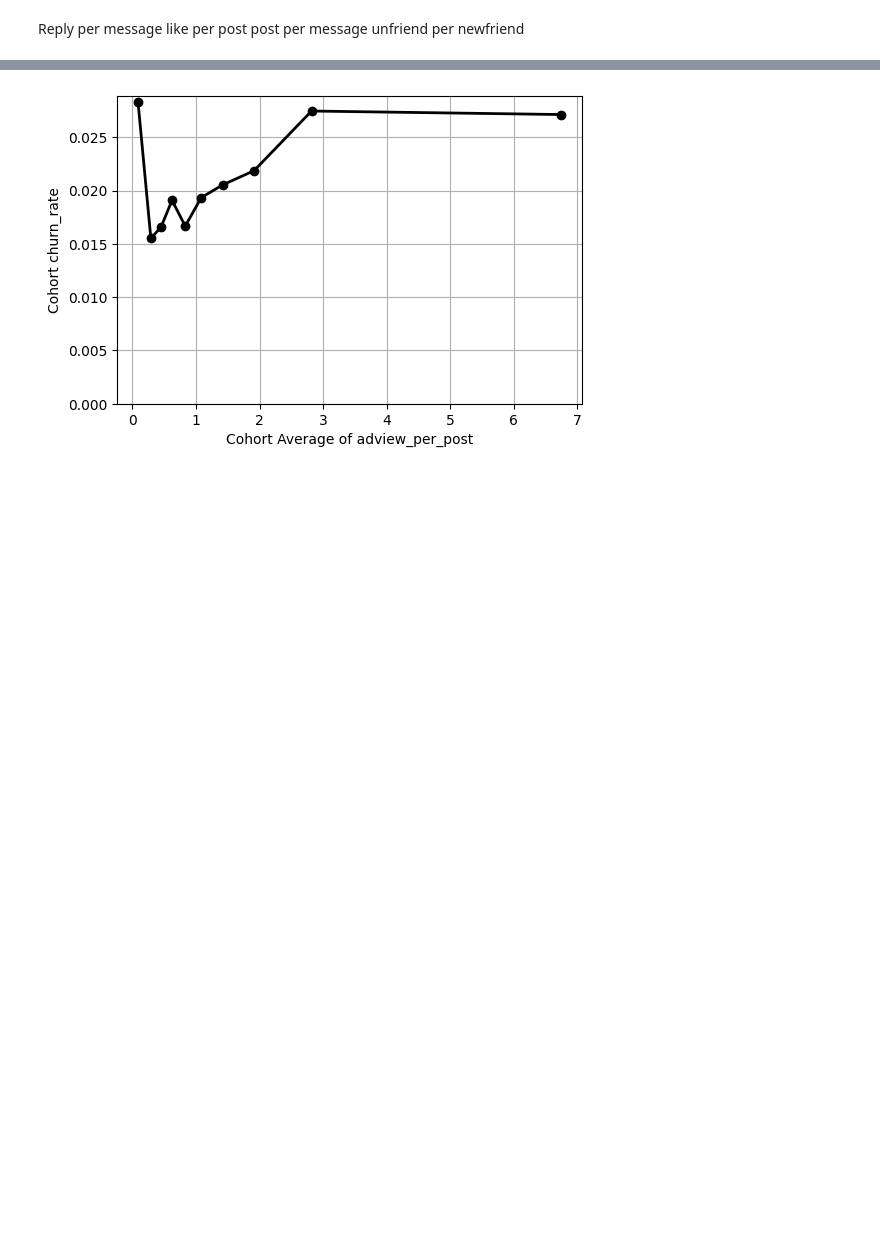
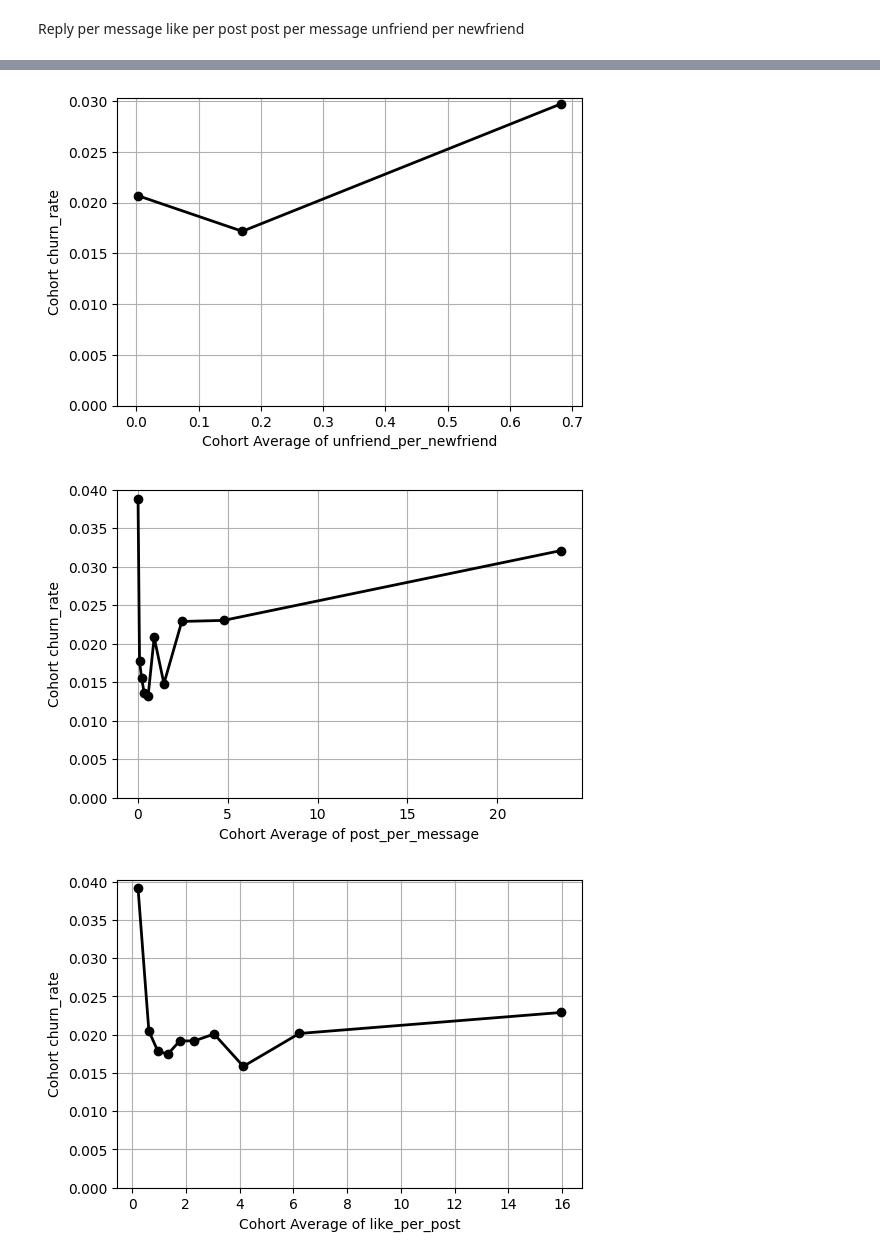
Before and after one commit to alejandro-armenta/churn, a Jupyter notebook: Metric_Cohorts.ipynb, the cells around one changed output, grey strips where cells are left out. Saved outputs shown, nothing was run; the diff lists cells and outputs as text; code cells hidden in the pictures; blank space fills up the shorter version.

Commit message:
new cohort analysis

```diff
--- a/Metric_Cohorts.ipynb
+++ b/Metric_Cohorts.ipynb
@@ -9,6 +9,6 @@ import matplotlib.pyplot as plt
 
 import os
 
-churn_data=pd.read_csv("original.csv", index_col=[0,1])
-
+churn_data=pd.read_csv("socialnet7_dataset2.csv", index_col=[0,1])
+churn_data
 #churn_data=churn_data[churn_data['adview_per_post'] != 0]
@@ -31,4 +29,0 @@ Name: adview_per_post, Length: 25806, dtype: float64
-# %%
-ncohort = 10
-groups = pd.qcut(churn_data["adview_per_post"], ncohort, duplicates='drop')
-groups
@@ -56,2 +29,0 @@ son valores no repetidos
-# %%
-cohort_means = churn_data.groupby(groups, observed=False)["adview_per_post"].mean()
@@ -60,8 +29,0 @@ cohort_churns = churn_data.groupby(groups, observed=False)["is_churn"].mean()
-# %%
-plot_frame = pd.DataFrame(
-    {
-        'adview_per_post': cohort_means.values,
-        'churn_rate' : cohort_churns.values
-    })
-
-plot_frame
@@ -80,17 +30,43 @@ plot_frame
 # %%
-plt.figure(figsize=(6,4))
-plt.plot('adview_per_post',
-         'churn_rate',
-         data=plot_frame,
-         label='adview_per_post',
-         marker='o',
-         linewidth=2,
-         color='black')
 
-plt.xlabel("Cohort Average of adview_per_post")
-plt.ylabel("Cohort churn_rate")
-plt.grid()
-plt.gca().set_ylim(bottom=0)
-#plt.gca().set_xscale('log')
-plt.savefig("original_cohort.png")
+metric_list = [
+    'unfriend_per_newfriend',
+    'post_per_message',
+    'like_per_post',
+    'reply_per_message',
+    'adview_per_post',
+    'like_per_month',
+    'dislike_per_month',
+    'dislike_pcnt'
+]
+
+for i in metric_list:
+
+    ncohort = 10
+    groups = pd.qcut(churn_data[i], ncohort, duplicates='drop')
+    cohort_means = churn_data.groupby(groups, observed=False)[i].mean()
+    cohort_churns = churn_data.groupby(groups, observed=False)["is_churn"].mean()
+    plot_frame = pd.DataFrame(
+    {
+        i: cohort_means.values,
+        'churn_rate' : cohort_churns.values
+    })
+
+    print(plot_frame)
+
+    plt.figure(figsize=(6,4))
+    plt.plot(i,
+             'churn_rate',
+             data=plot_frame,
+             label=i,
+             marker='o',
+             linewidth=2,
+             color='black')
+
+    plt.xlabel("Cohort Average of " + i)
+    plt.ylabel("Cohort churn_rate")
+    plt.grid()
+    plt.gca().set_ylim(bottom=0)
+    #plt.gca().set_xscale('log')
+    plt.savefig(i+"_cohort.png")
 # %% [output]
@@ -97 +90,3 @@ plt.savefig("original_cohort.png")
-[figure, old version]
+[figure, new version]
+[figure, added]
+[figure, added]
```
Also changed, not shown: parts of 8 cells of this notebook, 10 other files.
